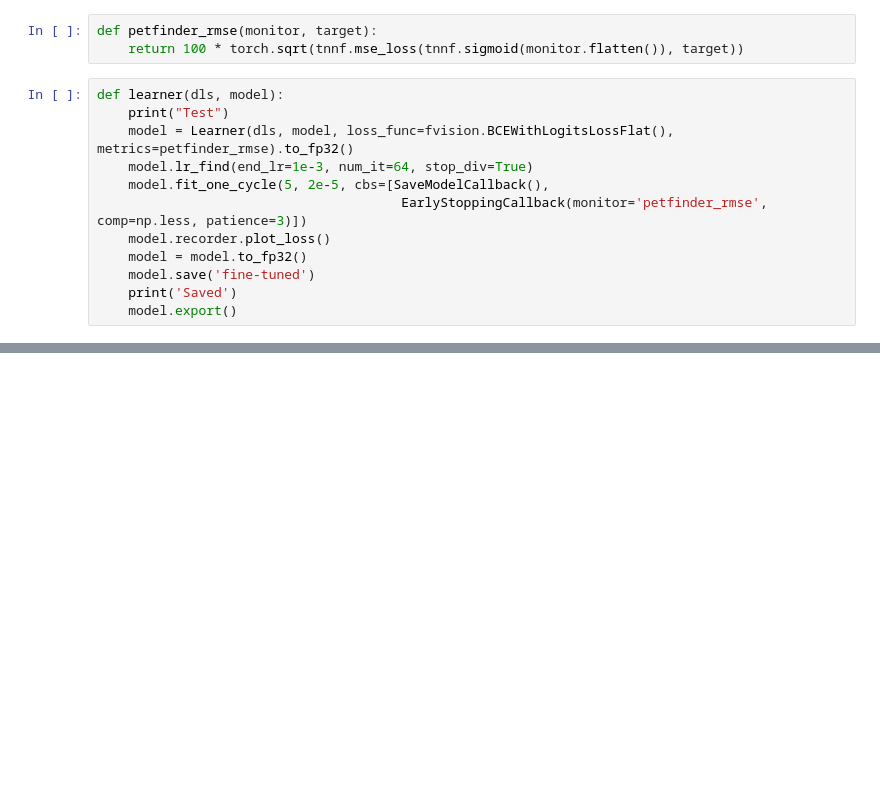
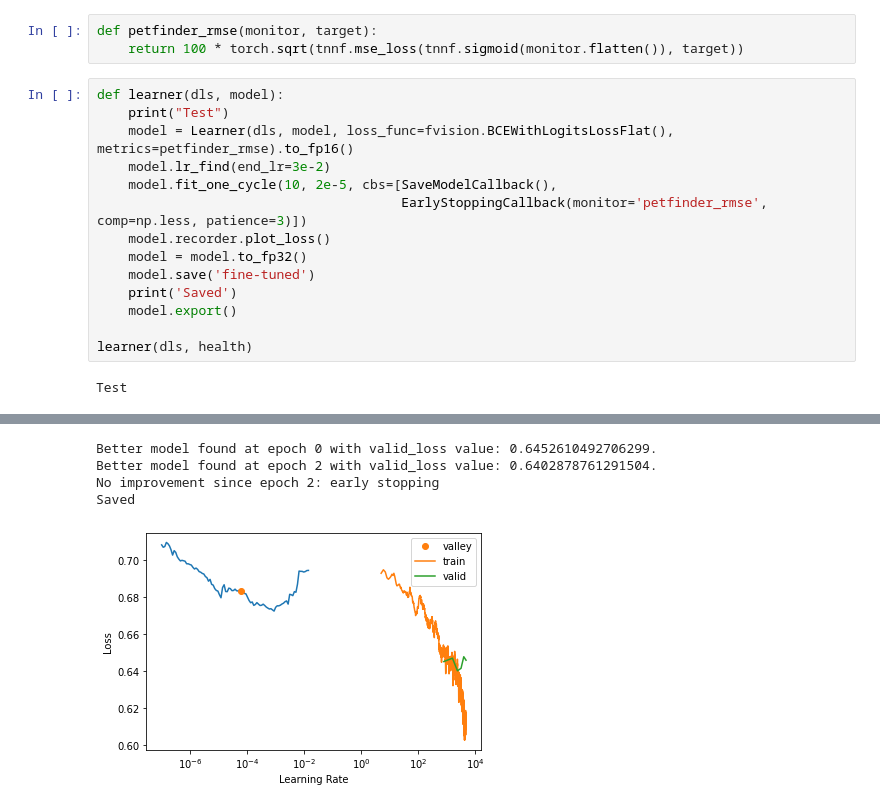
Before and after one commit to mfeigley12/petbuilders2, a Jupyter notebook: code.ipynb, the cells around one changed output, grey strips where cells are left out. Saved outputs shown, nothing was run; the diff lists cells and outputs as text; blank space fills up the shorter version.

```diff
--- a/code.ipynb
+++ b/code.ipynb
@@ -77,12 +105,16 @@ def petfinder_rmse(monitor, target):
 # %%
 def learner(dls, model):
     print("Test")
-    model = Learner(dls, model, loss_func=fvision.BCEWithLogitsLossFlat(), metrics=petfinder_rmse).to_fp32()
-    model.lr_find(end_lr=1e-3, num_it=64, stop_div=True)
-    model.fit_one_cycle(5, 2e-5, cbs=[SaveModelCallback(),
+    model = Learner(dls, model, loss_func=fvision.BCEWithLogitsLossFlat(), metrics=petfinder_rmse).to_fp16()
+    model.lr_find(end_lr=3e-2)
+    model.fit_one_cycle(10, 2e-5, cbs=[SaveModelCallback(),
                                        EarlyStoppingCallback(monitor='petfinder_rmse', comp=np.less, patience=3)])
     model.recorder.plot_loss()
     model = model.to_fp32()
     model.save('fine-tuned')
     print('Saved')
     model.export()
+
+learner(dls, health)
+# %% [output]
+Test
@@ -88,0 +123,5 @@ def learner(dls, model):
+Better model found at epoch 0 with valid_loss value: 0.6452610492706299.
+Better model found at epoch 2 with valid_loss value: 0.6402878761291504.
+No improvement since epoch 2: early stopping
+Saved
+[figure, added]
```
Also changed, not shown: parts of 6 cells of this notebook.
